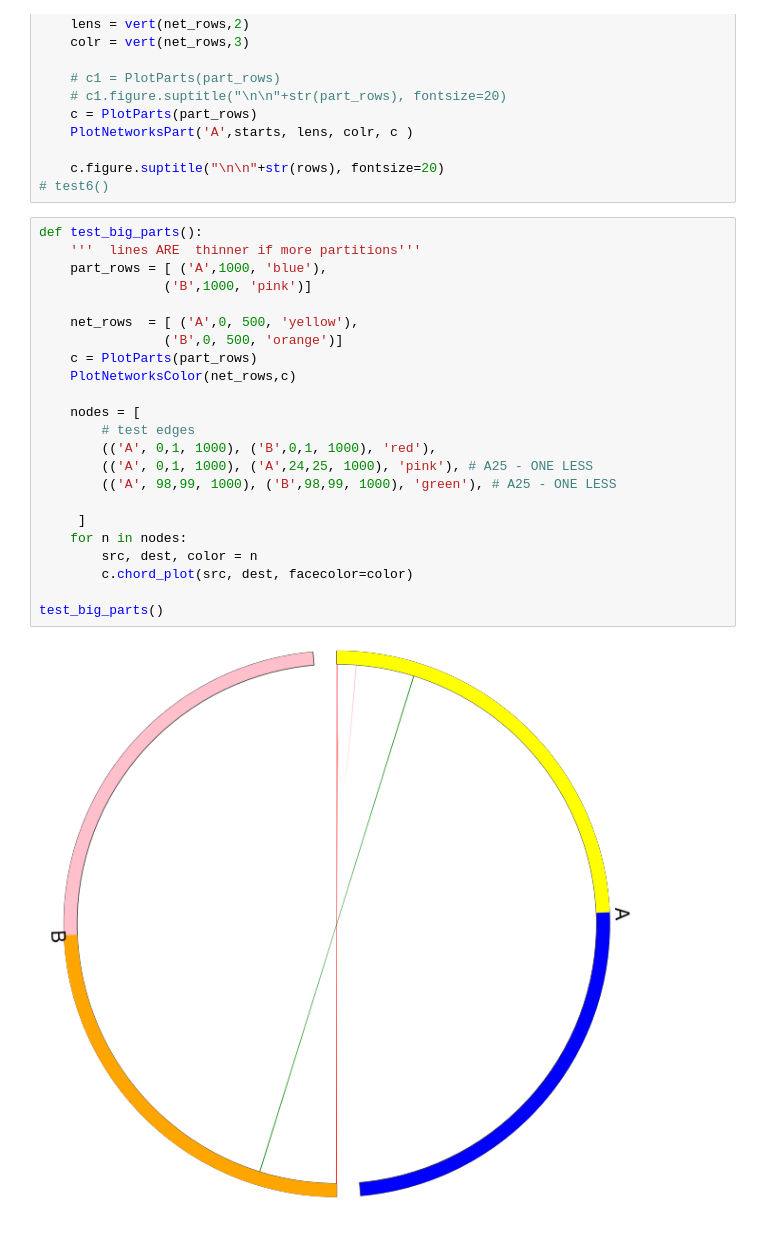
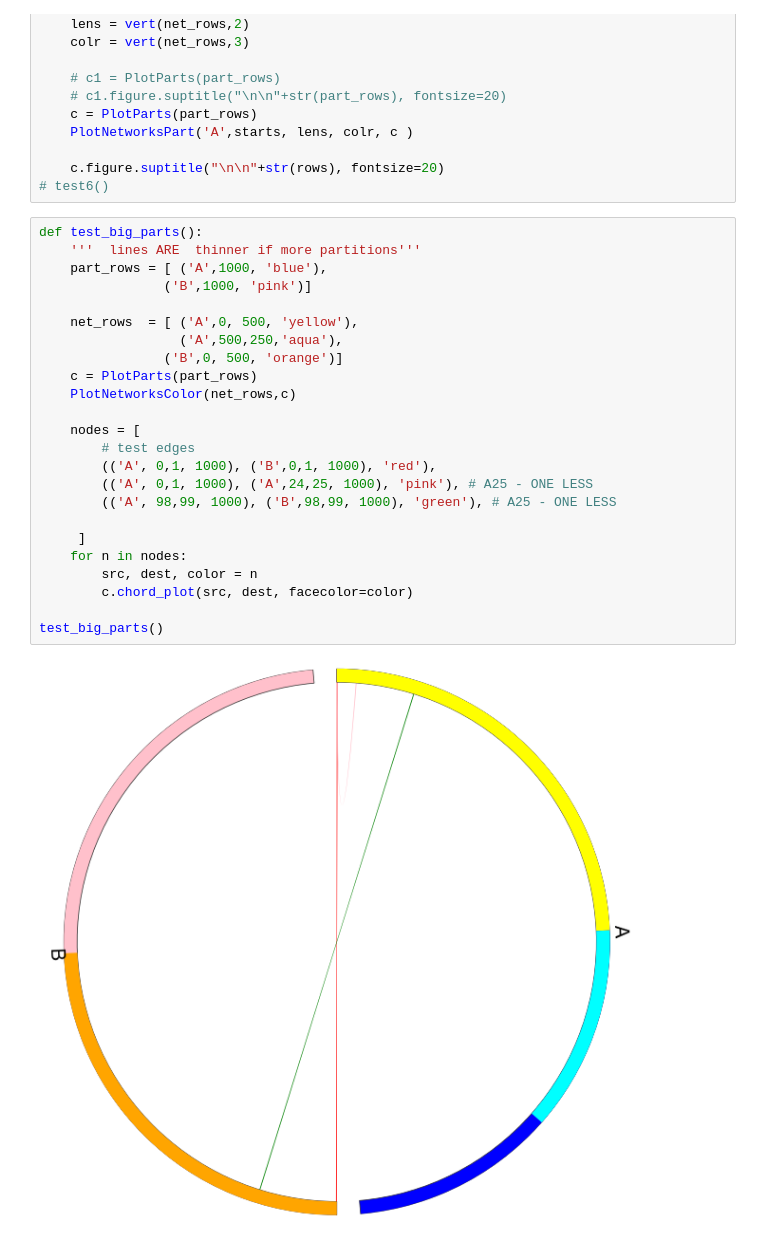
Before and after one commit to britzinger/unh_mod1.0, a Jupyter notebook: main_test.ipynb, the cells around one changed output. Saved outputs shown, nothing was run; the diff lists cells and outputs as text.

```diff
--- a/main_test.ipynb
+++ b/main_test.ipynb
@@ -257,25 +260,26 @@ def test6():
 # %%
 def test_big_parts():
     '''  lines ARE  thinner if more partitions'''
     part_rows = [ ('A',1000, 'blue'),
                 ('B',1000, 'pink')]
 
     net_rows  = [ ('A',0, 500, 'yellow'),
+                  ('A',500,250,'aqua'),
                 ('B',0, 500, 'orange')]
     c = PlotParts(part_rows)
     PlotNetworksColor(net_rows,c)
 
     nodes = [
         # test edges
         (('A', 0,1, 1000), ('B',0,1, 1000), 'red'),
         (('A', 0,1, 1000), ('A',24,25, 1000), 'pink'), # A25 - ONE LESS
         (('A', 98,99, 1000), ('B',98,99, 1000), 'green'), # A25 - ONE LESS
 
      ]
     for n in nodes:
         src, dest, color = n
         c.chord_plot(src, dest, facecolor=color)
 
 test_big_parts()
 # %% [output]
-[figure, old version]
+[figure, new version]
```
Also changed, not shown: parts of 1 cell of this notebook, 1 other file.
